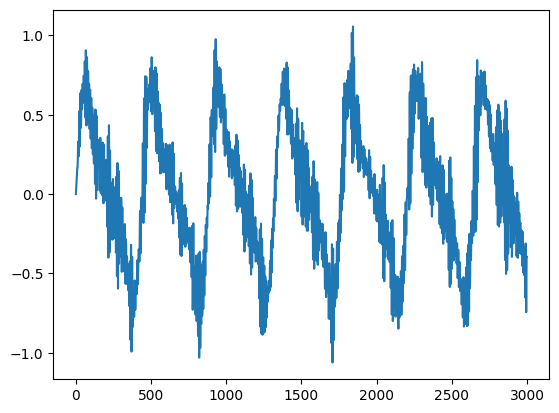
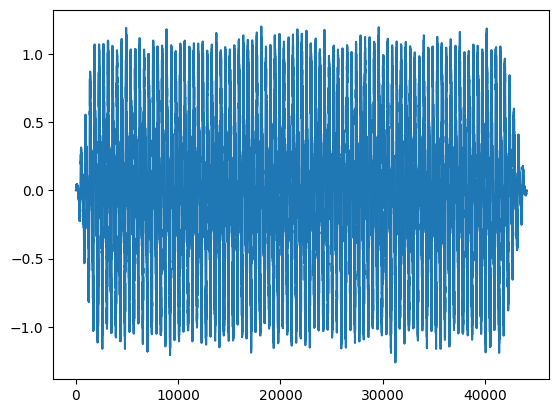
The change to this notebook cell's code, shown as a diff; its figure went from the first image to the second:
--- before
+++ after
@@ -1 +1 @@
-plt.plot(z[:3000])
+plt.plot(z)

Commit: Создано в Colab